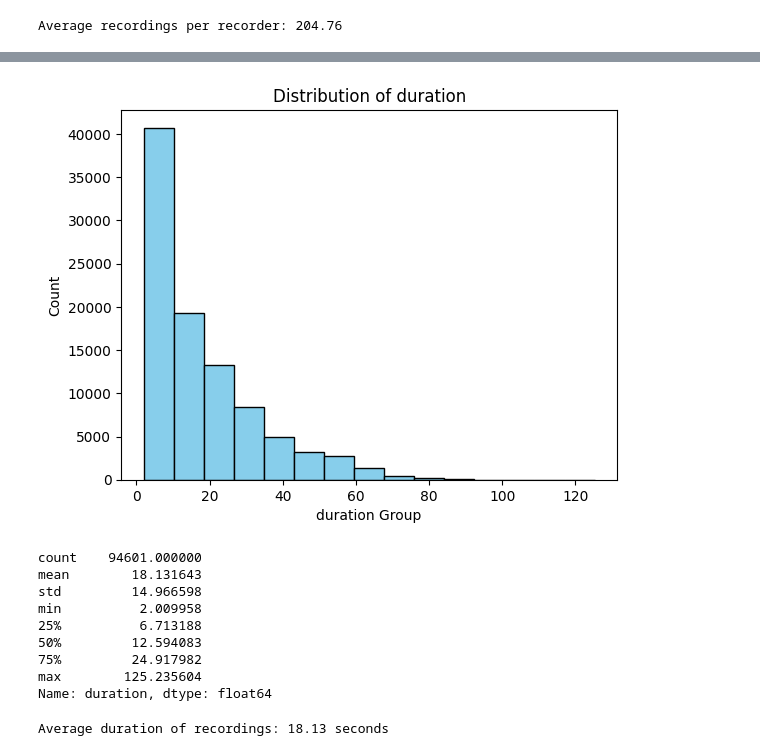
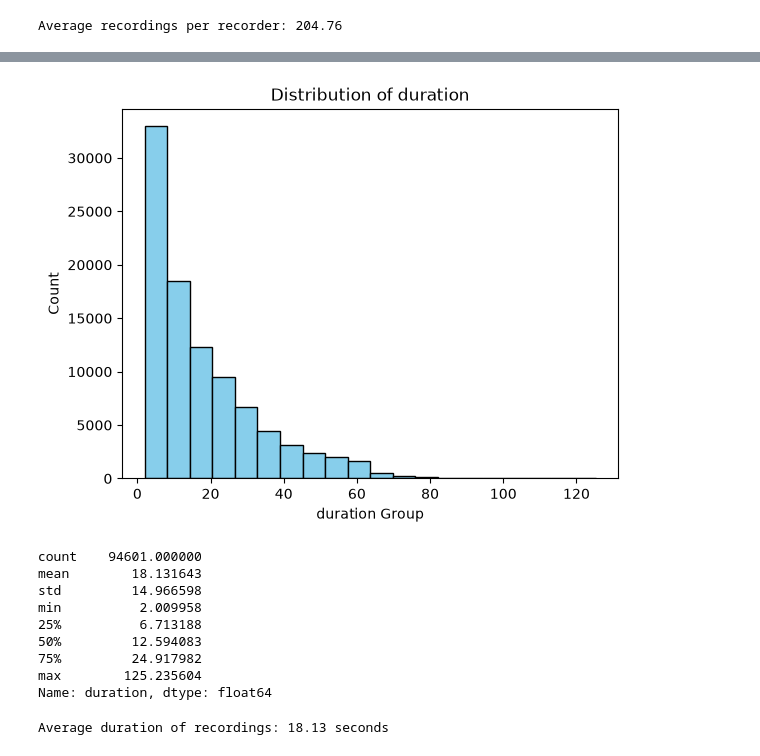
Before and after one commit to Khotso-Bore/MultilingualASR, a Jupyter notebook: khotso/tsn_za_next_voices_eda.ipynb, the cells around one changed output, grey strips where cells are left out. Saved outputs shown, nothing was run; the diff lists cells and outputs as text; code cells hidden in the pictures.

```diff
--- a/khotso/tsn_za_next_voices_eda.ipynb
+++ b/khotso/tsn_za_next_voices_eda.ipynb
@@ -238,21 +238,21 @@ Name: audio_num_samples, dtype: float64
 # %%
 df = df
 display_coloumns = ['duration']
 for col in df[display_coloumns].columns:
     # Pass the data array/series directly
-    plt.hist(df[col], bins=15, color="skyblue", edgecolor="black")
+    plt.hist(df[col], bins=20, color="skyblue", edgecolor="black")
 
     # Adding labels
     plt.title(f"Distribution of {col}")
     plt.xlabel(f"{col} Group")
     plt.ylabel("Count")
 
     # Display the plot
     plt.show()
 
     display(df[col].describe())
 # %% [output]
-[figure, old version]
+[figure, new version]
 count    94601.000000
 mean        18.131643
 std         14.966598
```
Also changed, not shown: parts of 8 cells of this notebook, 4 other files.
